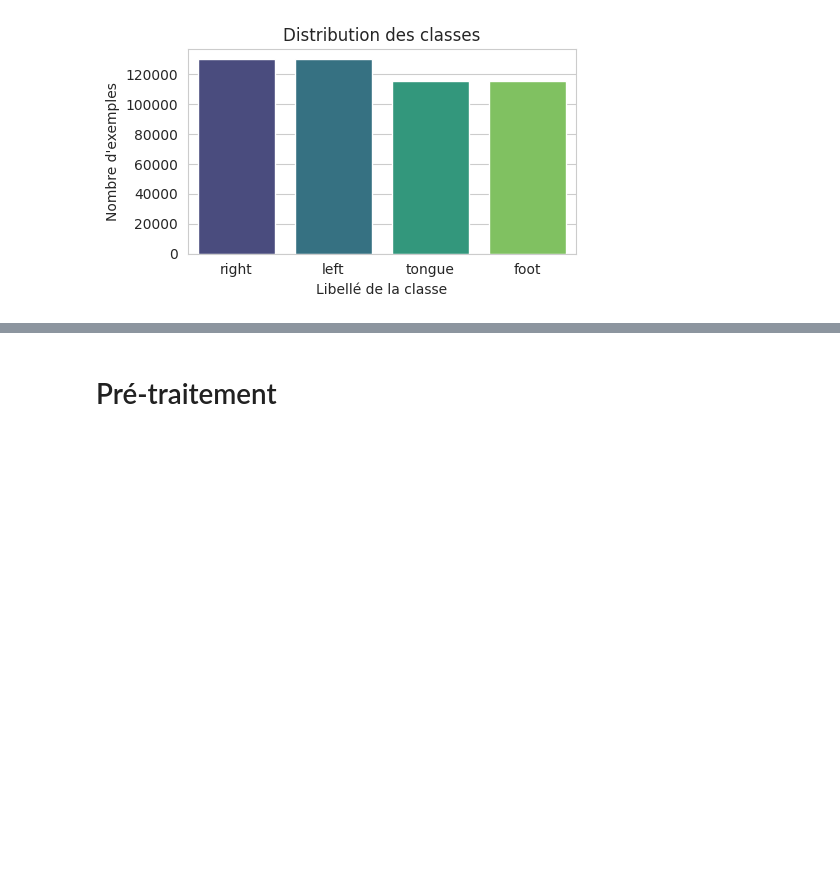
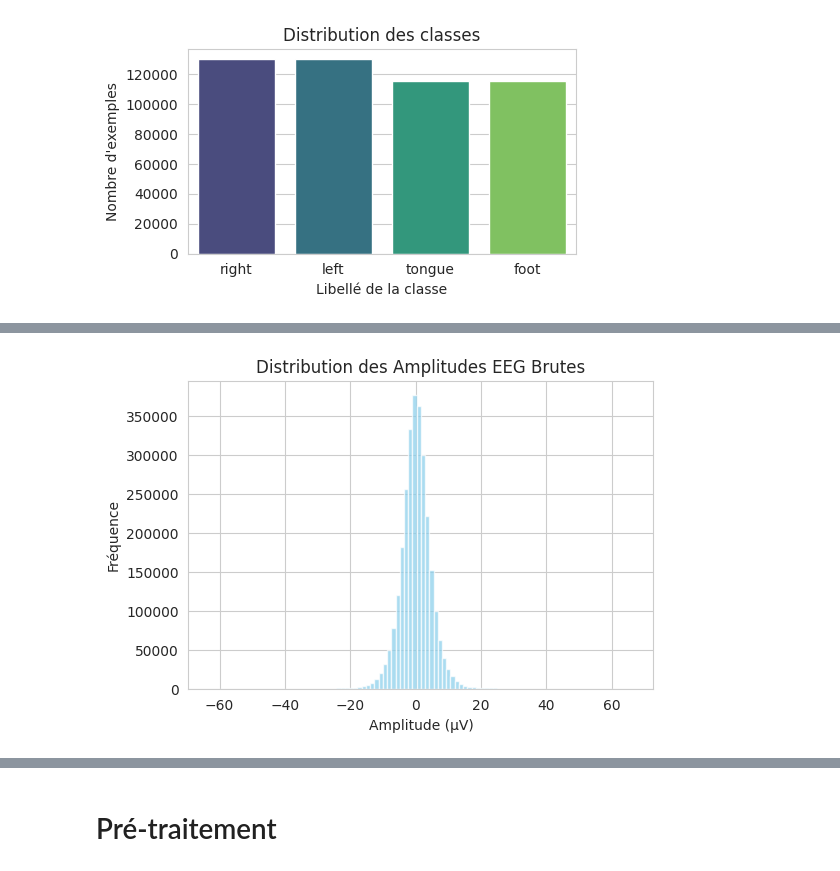
Before and after one commit to iRyann/EEG-Classification, a Jupyter notebook: eeg-classification.ipynb, the cells around one changed output, grey strips where cells are left out. Drawn from its saved outputs; the diff is of its cells as text; code cells hidden in the pictures; blank space fills up the shorter version.

```diff
--- a/eeg-classification.ipynb
+++ b/eeg-classification.ipynb
@@ -80,0 +237,9 @@ plt.show()
+# %%
+fig = plt.figure(figsize=(6, 4))
+plt.hist(x.flatten(), bins=100, alpha=0.7, color='skyblue')
+plt.title('Distribution des Amplitudes EEG Brutes')
+plt.xlabel('Amplitude (μV)')
+plt.ylabel('Fréquence')
+plt.show()
+# %% [output]
+[figure, added]
```
Also changed, not shown: parts of 86 cells of this notebook.
